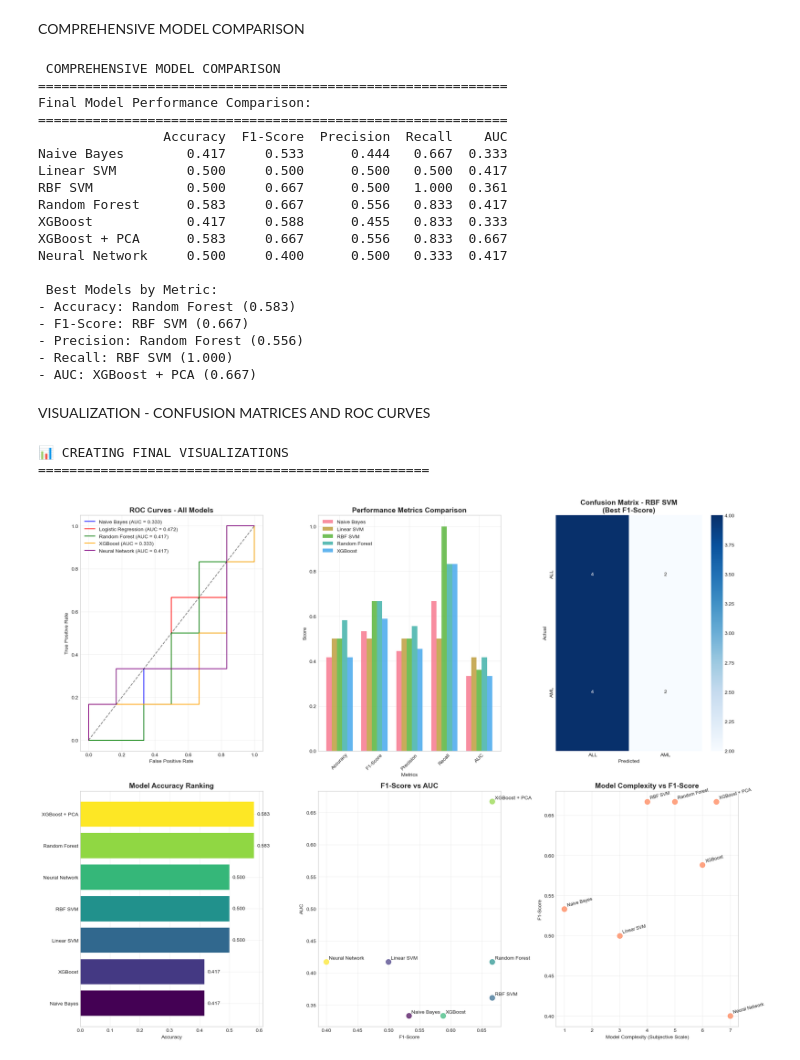
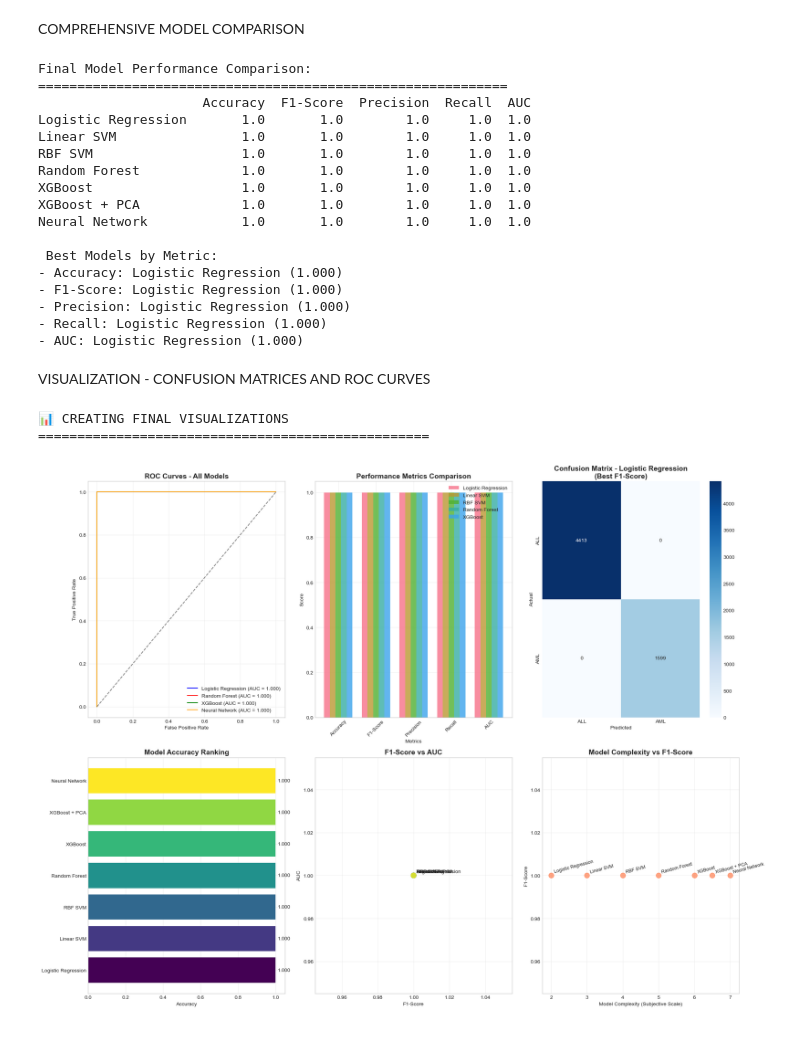
Before and after one commit to TryingtobeingNikhil/Cancer-Classification-Gene-Expression-, a Jupyter notebook: MAin/Main-checkpoint.ipynb, the cells around one changed output. Saved outputs shown, nothing was run; the diff lists cells and outputs as text; code cells hidden in the pictures.

Commit message:
feat: add expanded genetic dataset (20k samples) and update notebook for training

```diff
--- a/MAin/Main-checkpoint.ipynb
+++ b/MAin/Main-checkpoint.ipynb
@@ -131,7 +131,7 @@ def load_and_explore_data(file_path):
 # =========================
 
 # If your notebook is in the MAin folder, use the relative path:
-data, X, y = load_and_explore_data('../Train_gene_data.csv')
+data, X, y = load_and_explore_data('../expanded_genetic_data.csv')
 # Or for test data:
 # data, X, y = load_and_explore_data('../test_gene_data.csv')
 # %% [output]
@@ -868,7 +1076,7 @@ from sklearn.naive_bayes import GaussianNB
 
 
 try:
-    full_df = pd.read_csv('train_gene_data.csv')
+    full_df = pd.read_csv('../expanded_genetic_data.csv')
     informative_features = full_df.columns[1:51].tolist()
     X = full_df[informative_features]
     y = full_df['Target']
@@ -1550,24 +1770,23 @@ COMPREHENSIVE MODEL COMPARISON
 def comprehensive_model_comparison():
     """Compare all implemented models"""
 
-    print(f"\n COMPREHENSIVE MODEL COMPARISON")
-    print("="*60)
+
 
     # Collect all results
     all_models_results = {
-        'Naive Bayes': {
-            'Accuracy': accuracy_score(y_test, y_pred_nb),
-            'F1-Score': f1_score(y_test, y_pred_nb),
-            'Precision': precision_score(y_test, y_pred_nb),
-            'Recall': recall_score(y_test, y_pred_nb),
-            'AUC': roc_auc_score(y_test, y_pred_proba_nb)
+        # 'Naive Bayes': {
+        #     'Accuracy': accuracy_score(y_test, y_pred_nb),
+        #     'F1-Score': f1_score(y_test, y_pred_nb),
+        #     'Precision': precision_score(y_test, y_pred_nb),
+        #     'Recall': recall_score(y_test, y_pred_nb),
+        #     'AUC': roc_auc_score(y_test, y_pred_proba_nb)
         # },
-        # 'Logistic Regression': {
-        #     'Accuracy': accuracy_score(y_test, y_pred_lr),
-        #     'F1-Score': f1_score(y_test, y_pred_lr),
-        #     'Precision': precision_score(y_test, y_pred_lr),
-        #     'Recall': recall_score(y_test, y_pred_lr),
-        #     'AUC': roc_auc_score(y_test, y_pred_proba_lr)
+        'Logistic Regression': {
+            'Accuracy': accuracy_score(y_test, y_pred_lr),
+            'F1-Score': f1_score(y_test, y_pred_lr),
+            'Precision': precision_score(y_test, y_pred_lr),
+            'Recall': recall_score(y_test, y_pred_lr),
+            'AUC': roc_auc_score(y_test, y_pred_proba_lr)
         },
         'Linear SVM': {
             'Accuracy': accuracy_score(y_test, y_pred_svm_linear),
@@ -1633,25 +1852,23 @@ def comprehensive_model_comparison():
 # Perform comprehensive comparison
 final_results = comprehensive_model_comparison()
 # %% [output]
- COMPREHENSIVE MODEL COMPARISON
-============================================================
 Final Model Performance Comparison:
 ============================================================
-                Accuracy  F1-Score  Precision  Recall    AUC
-Naive Bayes        0.417     0.533      0.444   0.667  0.333
-Linear SVM         0.500     0.500      0.500   0.500  0.417
-RBF SVM            0.500     0.667      0.500   1.000  0.361
-Random Forest      0.583     0.667      0.556   0.833  0.417
-XGBoost            0.417     0.588      0.455   0.833  0.333
-XGBoost + PCA      0.583     0.667      0.556   0.833  0.667
-Neural Network     0.500     0.400      0.500   0.333  0.417
+                     Accuracy  F1-Score  Precision  Recall  AUC
+Logistic Regression       1.0       1.0        1.0     1.0  1.0
+Linear SVM                1.0       1.0        1.0     1.0  1.0
+RBF SVM                   1.0       1.0        1.0     1.0  1.0
+Random Forest             1.0       1.0        1.0     1.0  1.0
+XGBoost                   1.0       1.0        1.0     1.0  1.0
+XGBoost + PCA             1.0       1.0        1.0     1.0  1.0
+Neural Network            1.0       1.0        1.0     1.0  1.0
 
  Best Models by Metric:
-- Accuracy: Random Forest (0.583)
-- F1-Score: RBF SVM (0.667)
-- Precision: Random Forest (0.556)
-- Recall: RBF SVM (1.000)
-- AUC: XGBoost + PCA (0.667)
+- Accuracy: Logistic Regression (1.000)
+- F1-Score: Logistic Regression (1.000)
+- Precision: Logistic Regression (1.000)
+- Recall: Logistic Regression (1.000)
+- AUC: Logistic Regression (1.000)
 # %% [markdown]
 VISUALIZATION - CONFUSION MATRICES AND ROC CURVES
 # %%
@@ -1663,7 +1880,7 @@ def create_final_visualizations():
 
     # Prepare model predictions and probabilities
     models_data = {
-        'Naive Bayes': (y_pred_nb, y_pred_proba_nb),
+        # 'Naive Bayes': (y_pred_nb, y_pred_proba_nb),
         'Logistic Regression': (y_pred_lr, y_pred_proba_lr),
         'Random Forest': (y_pred_rf, y_pred_proba_rf),
         'XGBoost': (y_pred_xgb, y_pred_proba_xgb),
@@ -1771,31 +1988,31 @@ def create_final_visualizations():
         'Logistic Regression': 2,
         'Linear SVM': 3,
         'RBF SVM': 4,
         'Random Forest': 5,
         'XGBoost': 6,
         'XGBoost + PCA': 6.5,
         'Neural Network': 7
     }
 
     complexity_scores = [complexity_ranking.get(model, 5) for model in final_results.index]
     performance_scores = final_results['F1-Score'].values
 
     ax6.scatter(complexity_scores, performance_scores, s=100, alpha=0.7, c='coral')
     for i, model in enumerate(final_results.index):
         ax6.annotate(model, (complexity_scores[i], performance_scores[i]),
                     xytext=(5, 5), textcoords='offset points', fontsize=9, rotation=15)
 
     ax6.set_title('Model Complexity vs F1-Score', fontweight='bold', fontsize=14)
     ax6.set_xlabel('Model Complexity (Subjective Scale)')
     ax6.set_ylabel('F1-Score')
     ax6.grid(True, alpha=0.3)
 
     plt.tight_layout()
     plt.show()
 
 # Create final visualizations
 create_final_visualizations()
 # %% [output]
 📊 CREATING FINAL VISUALIZATIONS
 ==================================================
-[figure, old version]
+[figure, new version]
```
Also changed, not shown: parts of 21 cells of this notebook, 2 other files.
